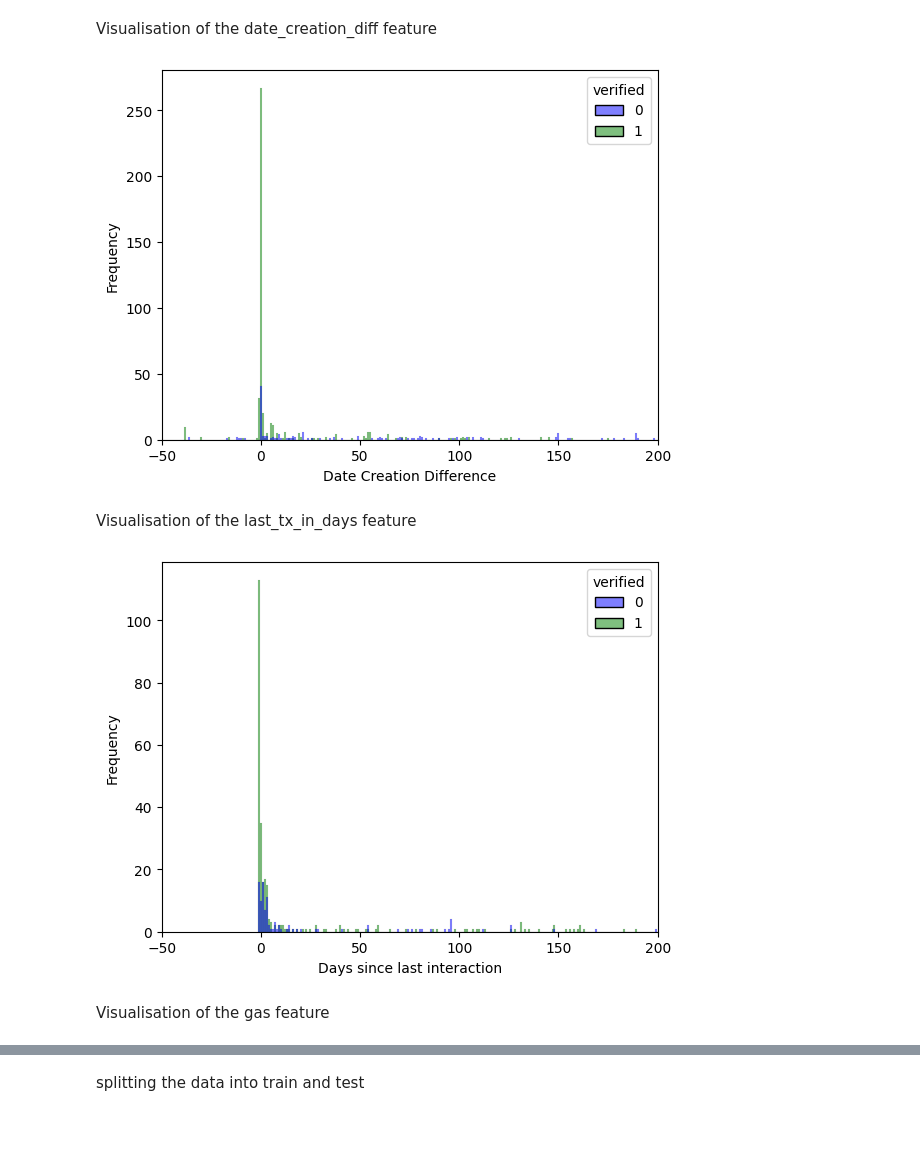
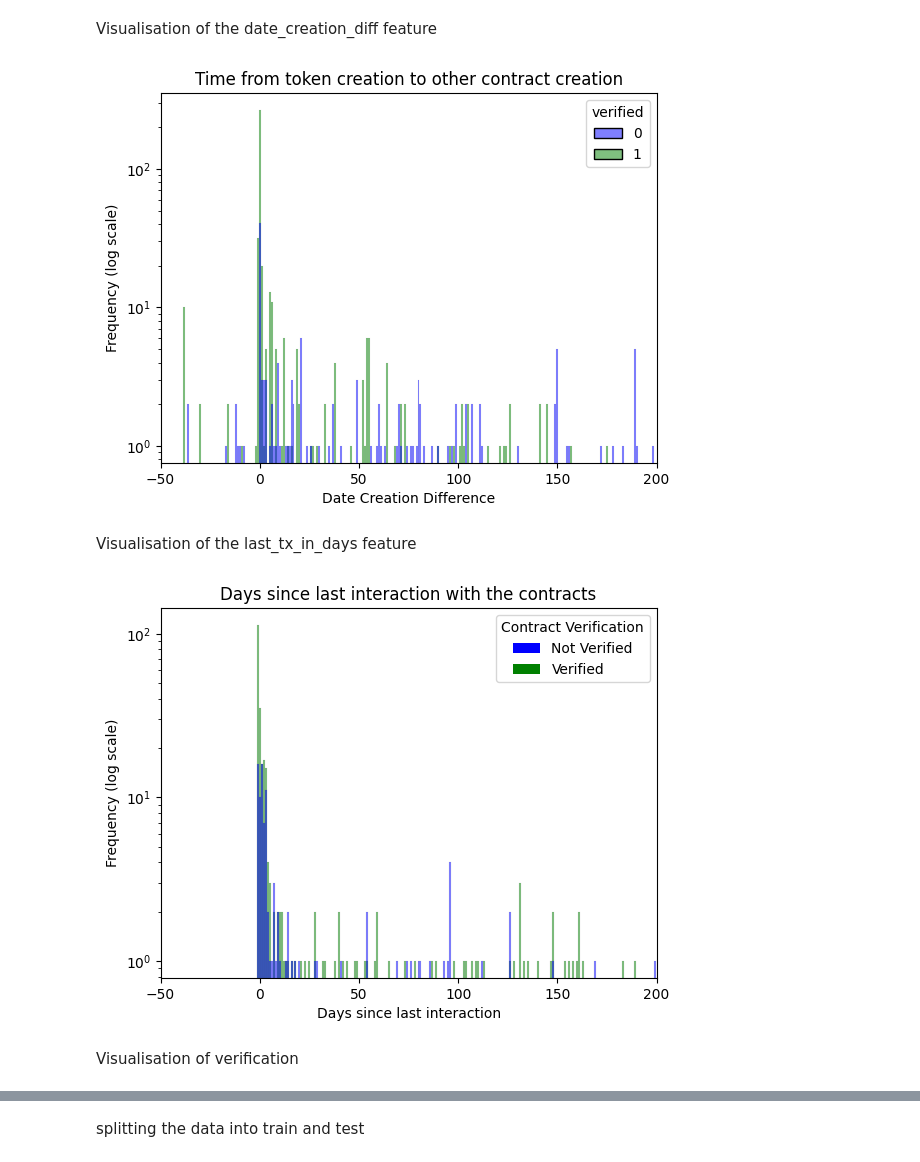
Before and after one commit to EthWiz/ariel-final-project, a Jupyter notebook: ml.ipynb, the cells around one changed output, grey strips where cells are left out. Saved outputs shown, nothing was run; the diff lists cells and outputs as text; code cells hidden in the pictures; blank space fills up the shorter version.

```diff
--- a/ml.ipynb
+++ b/ml.ipynb
@@ -7,24 +8,26 @@ import numpy as np
 # %%
-data = pd.read_csv('./raw_data/ml_data.csv', index_col=0)
-data = data.loc[:,['last_tx_in_days','date_creation_diff','gas','gas_price','verified']]
+data = pd.read_csv('./raw_data/ml_data_new.csv', index_col=0)
+data = data.loc[:,['last_tx_in_days','date_creation_diff','gas','gas_price','is_published','verified']]
 # %% [markdown]
 Visualisation of the date_creation_diff feature
 # %%
 # Create the histogram
 palette = {0: 'blue', 1: 'green'}
 sns.histplot(data=data, x='date_creation_diff', hue='verified', bins=10, alpha=0.5, palette=palette, discrete=True)
 
 # Add labels
+plt.title('Time from token creation to other contract creation')
 plt.xlabel('Date Creation Difference')
-plt.ylabel('Frequency')
+plt.ylabel('Frequency (log scale)')
+plt.yscale('log')
 
 lower_bound = -50
 upper_bound = 200
 plt.xlim(lower_bound, upper_bound)
 # Display the plot
 plt.show()
 # %% [output]
-[figure, old version]
+[figure, new version]
 # %% [markdown]
 Visualisation of the last_tx_in_days feature
 # %%
@@ -33,8 +36,16 @@ palette = {0: 'blue', 1: 'green'}
 sns.histplot(data=data, x='last_tx_in_days', hue='verified', bins=10, alpha=0.5, palette=palette, discrete=True)
 
 # Add labels
+plt.title('Days since last interaction with the contracts')
 plt.xlabel('Days since last interaction')
-plt.ylabel('Frequency')
+plt.ylabel('Frequency (log scale)')
+plt.yscale('log')
+
+legend_elements = [
+    Patch(facecolor=palette[0], label='Not Verified'),
+    Patch(facecolor=palette[1], label='Verified')
+]
+plt.legend(handles=legend_elements, title='Belongs to project', loc='upper right')
 
 lower_bound = -50
 upper_bound = 200
@@ -42,6 +53,6 @@ plt.xlim(lower_bound, upper_bound)
 # Display the plot
 plt.show()
 # %% [output]
-[figure, old version]
+[figure, new version]
 # %% [markdown]
-Visualisation of the gas feature
+Visualisation of verification
```
Also changed, not shown: parts of 6 cells of this notebook, 5 other files.
